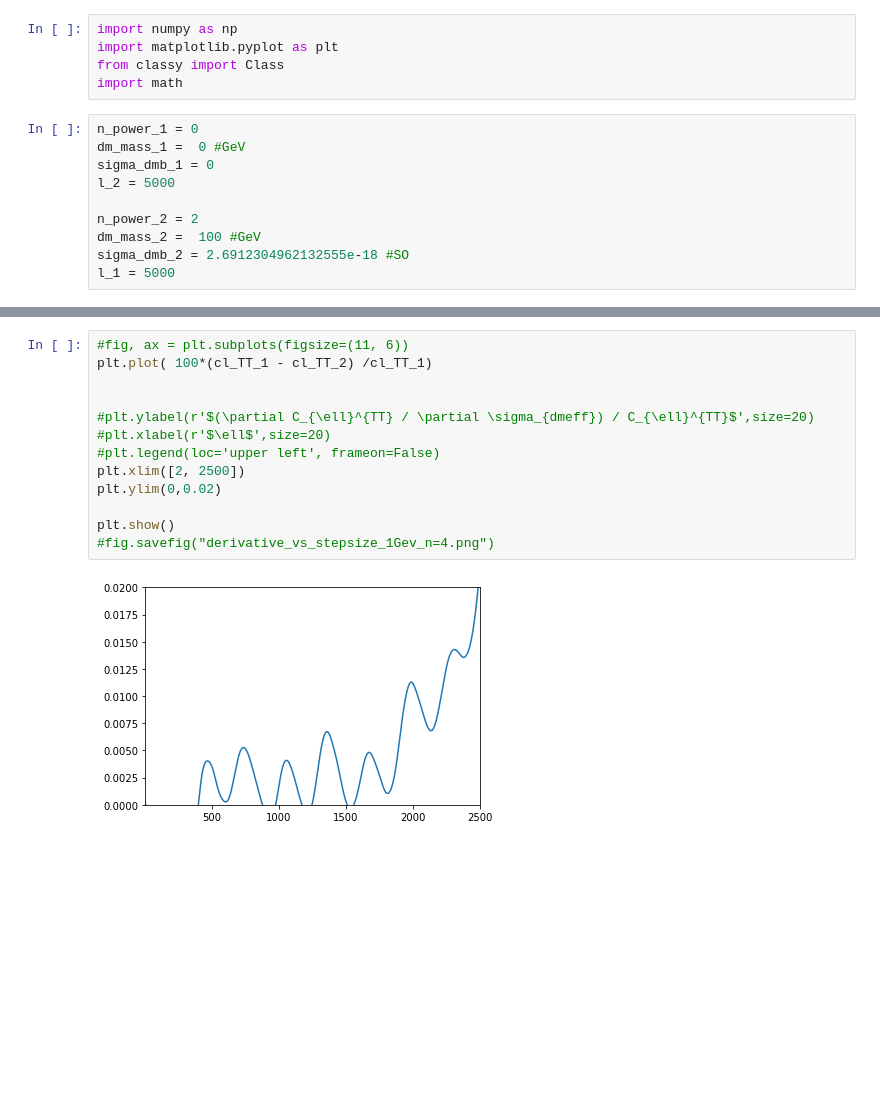
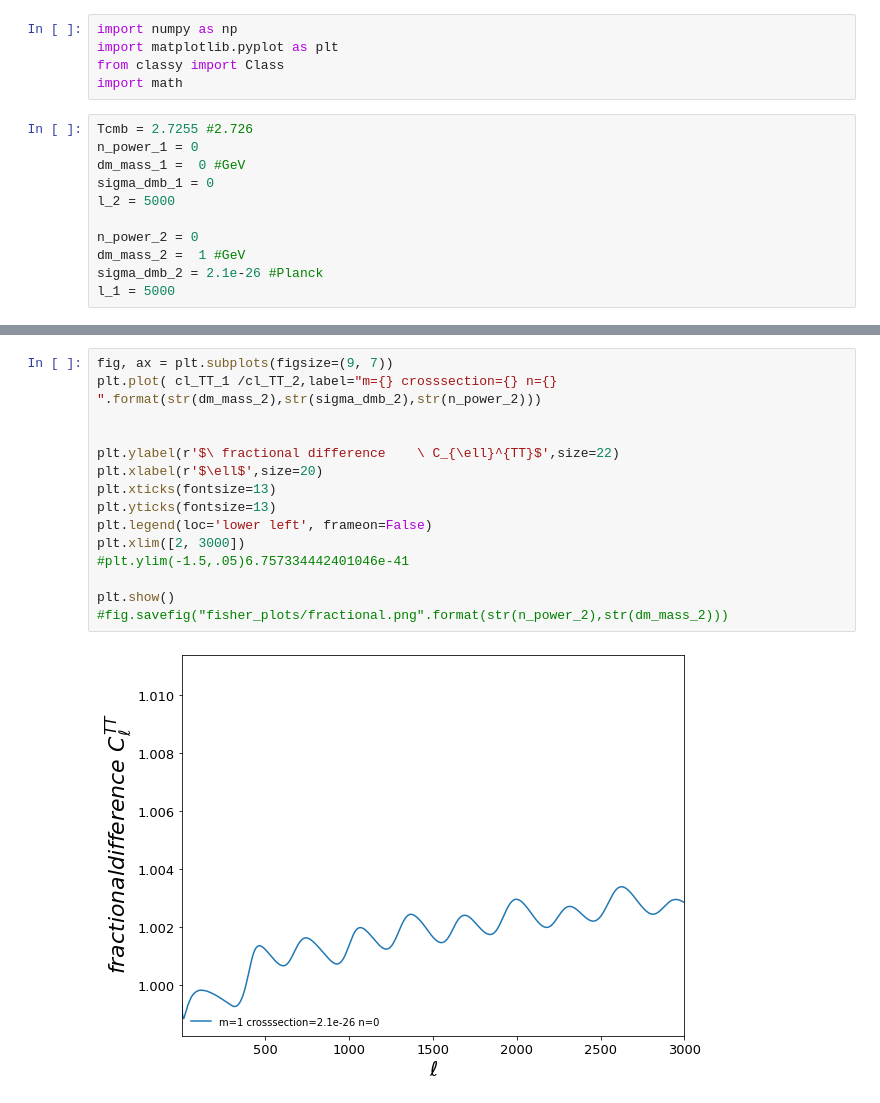
Before and after one commit to iej2106/fisher_dmb, a Jupyter notebook: residual_plots.ipynb, the cells around one changed output, grey strips where cells are left out. Saved outputs shown, nothing was run; the diff lists cells and outputs as text; blank space fills up the shorter version.

```diff
--- a/residual_plots.ipynb
+++ b/residual_plots.ipynb
@@ -4,13 +4,14 @@ import matplotlib.pyplot as plt
 from classy import Class
 import math
 # %%
+Tcmb = 2.7255 #2.726
 n_power_1 = 0
 dm_mass_1 =  0 #GeV
 sigma_dmb_1 = 0
 l_2 = 5000
 
-n_power_2 = 2
-dm_mass_2 =  100 #GeV
-sigma_dmb_2 = 2.6912304962132555e-18 #SO
+n_power_2 = 0
+dm_mass_2 =  1 #GeV
+sigma_dmb_2 = 2.1e-26 #Planck
 l_1 = 5000
 # %%
@@ -63,15 +80,17 @@ The history saving thread hit an unexpected error (OperationalError('database is
 # %%
-#fig, ax = plt.subplots(figsize=(11, 6))
-plt.plot( 100*(cl_TT_1 - cl_TT_2) /cl_TT_1)
+fig, ax = plt.subplots(figsize=(9, 7))
+plt.plot( cl_TT_1 /cl_TT_2,label="m={} crosssection={} n={} ".format(str(dm_mass_2),str(sigma_dmb_2),str(n_power_2)))
 
 
-#plt.ylabel(r'$(\partial C_{\ell}^{TT} / \partial \sigma_{dmeff}) / C_{\ell}^{TT}$',size=20)
-#plt.xlabel(r'$\ell$',size=20)
-#plt.legend(loc='upper left', frameon=False)
-plt.xlim([2, 2500])
-plt.ylim(0,0.02)
+plt.ylabel(r'$\ fractional difference    \ C_{\ell}^{TT}$',size=22)
+plt.xlabel(r'$\ell$',size=20)
+plt.xticks(fontsize=13)
+plt.yticks(fontsize=13)
+plt.legend(loc='lower left', frameon=False)
+plt.xlim([2, 3000])
+#plt.ylim(-1.5,.05)6.757334442401046e-41
 
 plt.show()
-#fig.savefig("derivative_vs_stepsize_1Gev_n=4.png")
+#fig.savefig("fisher_plots/fractional.png".format(str(n_power_2),str(dm_mass_2)))
 # %% [output]
-[figure, old version]
+[figure, new version]
```
Also changed, not shown: parts of 13 cells of this notebook.
